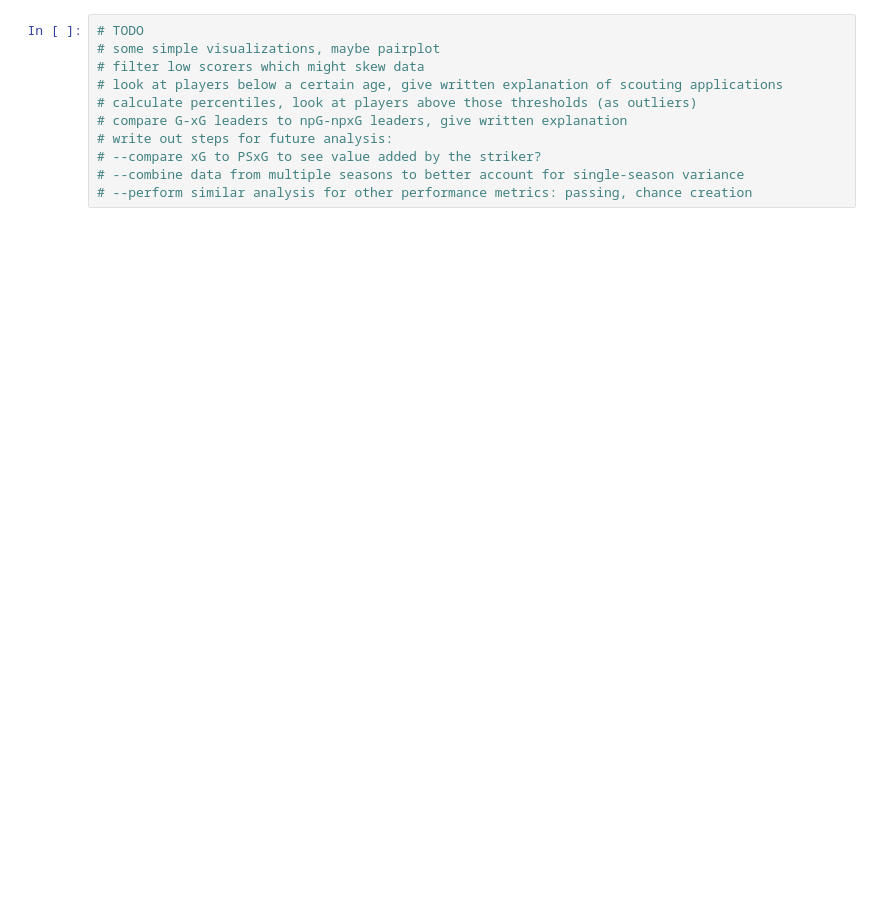
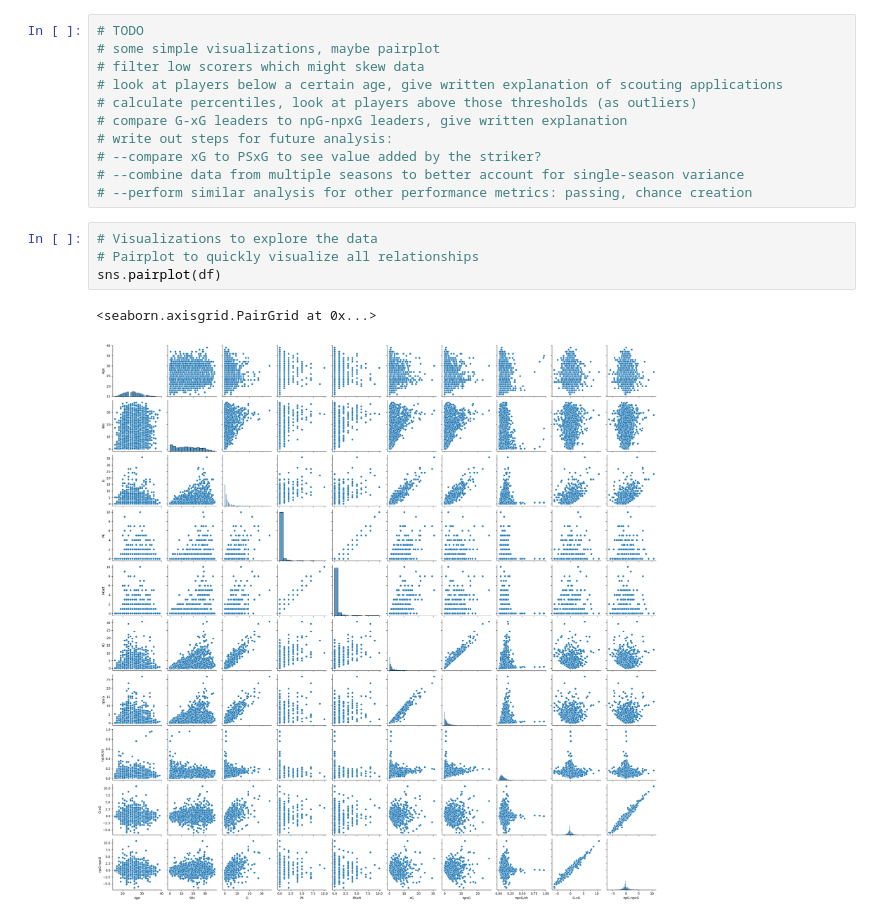
Before and after one commit to gregdorshimer/fbref-scoring, a Jupyter notebook: scoring.ipynb, the cells around one changed output. Drawn from its saved outputs; the diff is of its cells as text; blank space fills up the shorter version.

```diff
--- a/scoring.ipynb
+++ b/scoring.ipynb
@@ -233,3 +237,10 @@ df.sort_values(by='npG-npxG', ascending=False).head(25)
 # --compare xG to PSxG to see value added by the striker?
 # --combine data from multiple seasons to better account for single-season variance
 # --perform similar analysis for other performance metrics: passing, chance creation
+# %%
+# Visualizations to explore the data
+# Pairplot to quickly visualize all relationships
+sns.pairplot(df)
+# %% [output]
+<seaborn.axisgrid.PairGrid at 0x...>
+[figure, added]
```
Also changed, not shown: parts of 15 cells of this notebook.
